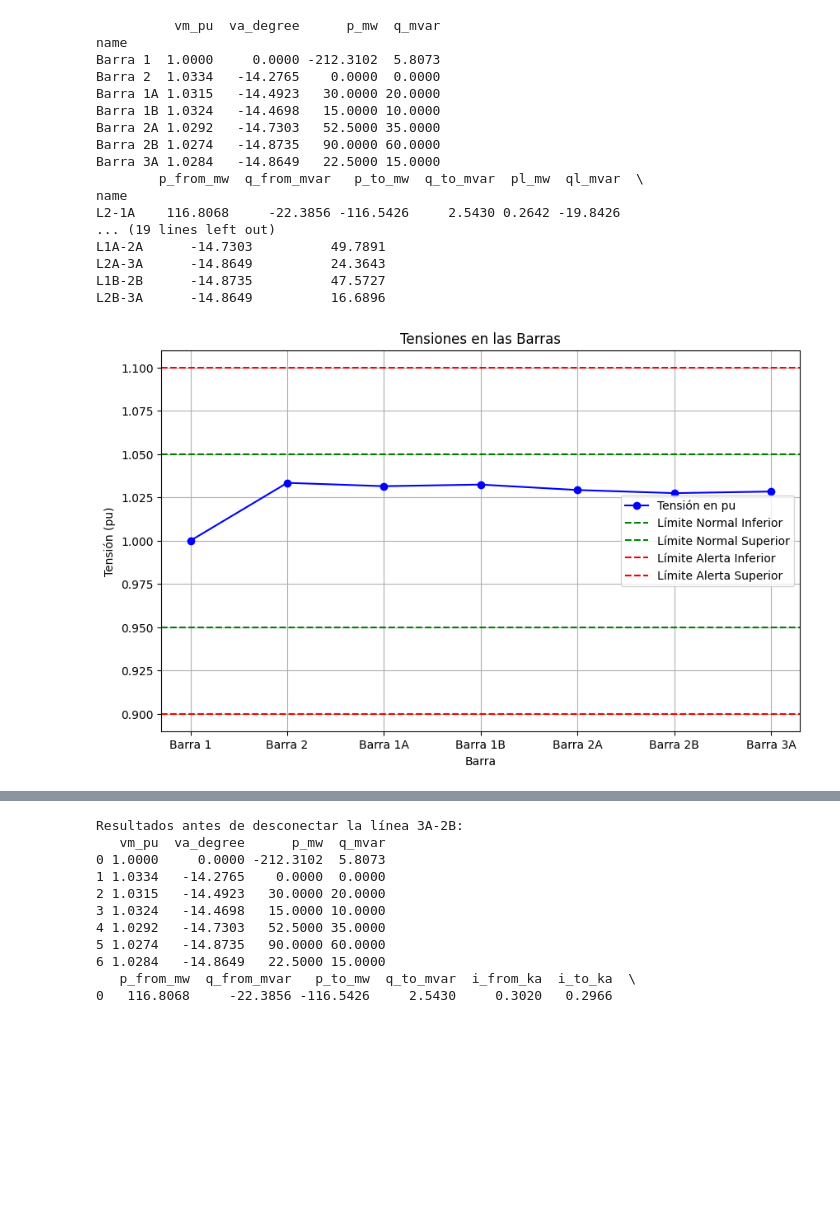
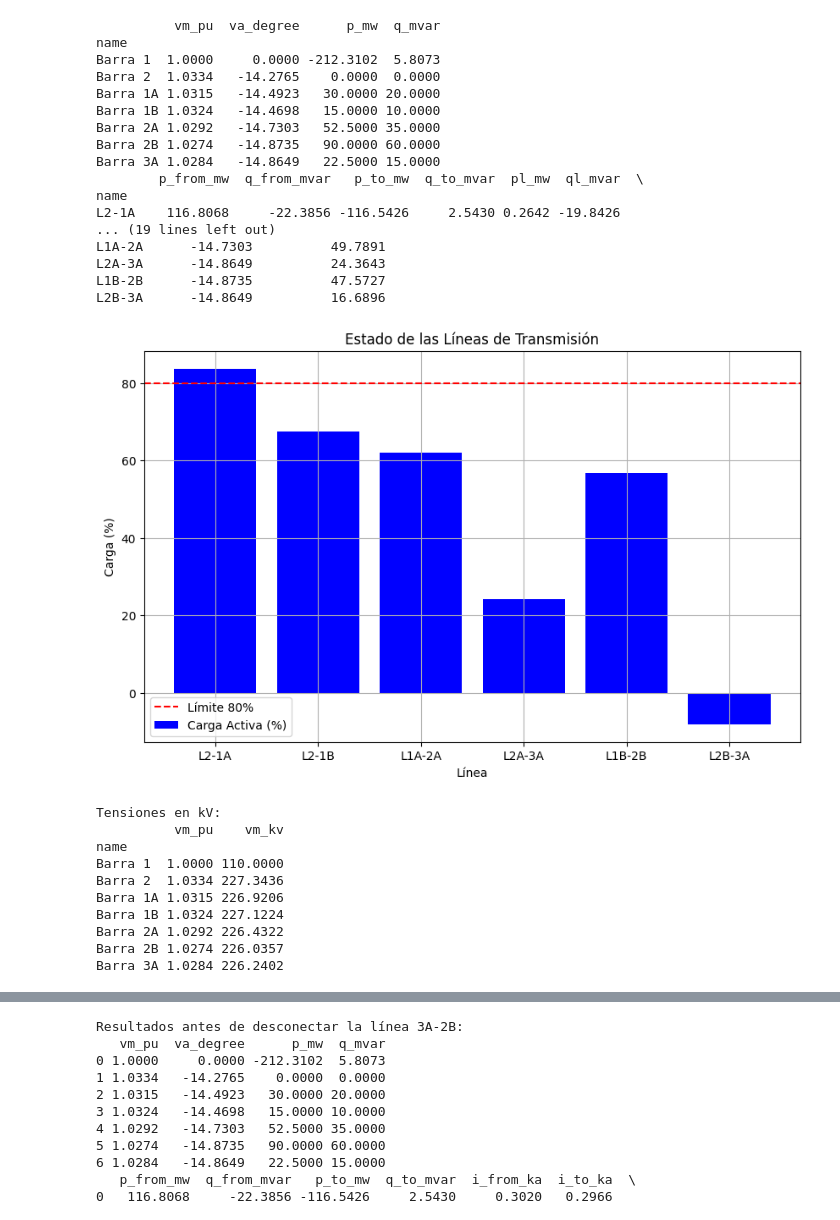
Before and after one commit to ALANRODRIGUEZA/G4A_SEP1-A_S12024, a Jupyter notebook: Tarea 1.ipynb, the cells around one changed output, grey strips where cells are left out. Saved outputs shown, nothing was run; the diff lists cells and outputs as text; code cells hidden in the pictures; blank space fills up the shorter version.

```diff
--- a/Tarea 1.ipynb
+++ b/Tarea 1.ipynb
@@ -56,17 +56,54 @@ print(red2.res_line)
 #4.a)Identifique las líneas que se encuentran saturadas o fuera de norma en las condiciones iniciales del problema.
 #    Haga un gráfico que indique el estado de cada línea y proponga un método para resolver este problema
 
+
+#carga activa nominal en las líneas
+#por caracteristica del conductor de la linea se tiene corriente maxima de 0,366 kA y tensión de transmision de 220 Kv
+#por tanto la maxima potencia activa que puede transmitir la linea es 139,464 Mw, el limite por norma es 80%
+nominal_power_mw = {
+    "L2-1A": 139.464,
+    "L2-1B": 139.464,
+    "L1A-2A": 139.464,
+    "L2A-3A": 139.464,
+    "L1B-2B": 139.464,
+    "L2B-3A": 139.464
+}
+nominal_power_percentage = {key: value / 139.464 * 100 for key, value in nominal_power_mw.items()}  # Convertir a porcentaje
+
+# Graficar el estado de cada línea en porcentaje
+plt.figure(figsize=(10, 6))
+actual_power_percentage = red2.res_line['p_from_mw'] / 139.464 * 100  # Convertir a porcentaje
+actual_power_percentage.index = red2.line.name
+
+plt.bar(actual_power_percentage.index, actual_power_percentage, color='blue', label='Carga Activa (%)')
+
+plt.axhline(y=80, color='r', linestyle='--', label='Límite 80%')
+plt.xlabel('Línea')
+plt.ylabel('Carga (%)')
+plt.title('Estado de las Líneas de Transmisión')
+plt.legend()
+plt.grid(True)
+plt.show()
+
+#4.b) Indique si las tensiones en las barras se encuentran fuera de norma considerando dos escenarios:
+#   • Escenario 1: Estado normal
+#   • Escenario 2: Estado de alerta
+
+# Calcular tensiones en kV
+red2.res_bus['vn_kv'] = red2.bus.vn_kv.values
+red2.res_bus['vm_kv'] = red2.res_bus['vm_pu'] * red2.res_bus['vn_kv']
+
+# Mostrar tensiones en kV
+print("Tensiones en kV:")
+print(red2.res_bus[['vm_pu', 'vm_kv']])
+
+
 # Definir los límites de tensión
 limite_inferior_normal = 0.95
 limite_superior_normal = 1.05
 limite_inferior_alerta = 0.90
 limite_superior_alerta = 1.10
 
-# Verificar tensiones en estado normal
-fuera_de_norma_normal = red2.res_bus[(red2.res_bus.vm_pu < limite_inferior_normal) | (red2.res_bus.vm_pu > limite_superior_normal)]
-
-# Verificar tensiones en estado de alerta
-fuera_de_norma_alerta = red2.res_bus[(red2.res_bus.vm_pu < limite_inferior_alerta) | (red2.res_bus.vm_pu > limite_superior_alerta)]
 
 # Graficar las tensiones
 plt.figure(figsize=(10, 6))
@@ -80,49 +117,41 @@ plt.ylabel('Tensión (pu)')
 plt.title('Tensiones en las Barras')
 plt.legend()
 plt.grid(True)
 plt.show()
 
 
 
-#Indique si las tensiones en las barras se encuentran fuera de norma considerando dos escenarios:
-#    • Escenario 1: Estado normal
-#    • Escenario 2: Estado de alerta
-
-# Identificar líneas saturadas
-saturated_lines = red2.res_line[red2.res_line.loading_percent > 80]
-
-# Graficar el estado de cada línea
-plt.figure(figsize=(10, 6))
-plt.bar(red2.res_line.index, red2.res_line.loading_percent, color='blue')
-plt.axhline(y=80, color='r', linestyle='--', label='Límite 80%')
-plt.xlabel('Línea')
-plt.ylabel('Carga (%)')
-plt.title('Estado de las Líneas de Transmisión')
-plt.legend()
-plt.grid(True)
-plt.show()
-
 #4.c) Proponga medidas para llevar a su sistema a puntos de operación dentro de norma en ambos escenarios.
 #     Haga su justificación acompañada de una Figura que muestre resultados relevantes.
 
 
 #4.d) Investigue al menos tres métodos que se utilicen para llevar a un estado normal el sistema.
 # %% [output]
           vm_pu  va_degree      p_mw  q_mvar
 name
 Barra 1  1.0000     0.0000 -212.3102  5.8073
 Barra 2  1.0334   -14.2765    0.0000  0.0000
 Barra 1A 1.0315   -14.4923   30.0000 20.0000
 Barra 1B 1.0324   -14.4698   15.0000 10.0000
 Barra 2A 1.0292   -14.7303   52.5000 35.0000
 Barra 2B 1.0274   -14.8735   90.0000 60.0000
 Barra 3A 1.0284   -14.8649   22.5000 15.0000
         p_from_mw  q_from_mvar   p_to_mw  q_to_mvar  pl_mw  ql_mvar  \
 name
 L2-1A    116.8068     -22.3856 -116.5426     2.5430 0.2642 -19.8426
 ... (19 lines left out)
 L1A-2A      -14.7303          49.7891
 L2A-3A      -14.8649          24.3643
 L1B-2B      -14.8735          47.5727
 L2B-3A      -14.8649          16.6896
-[figure, old version]
+[figure, new version]
+Tensiones en kV:
+          vm_pu    vm_kv
+name
+Barra 1  1.0000 110.0000
+Barra 2  1.0334 227.3436
+Barra 1A 1.0315 226.9206
+Barra 1B 1.0324 227.1224
+Barra 2A 1.0292 226.4322
+Barra 2B 1.0274 226.0357
+Barra 3A 1.0284 226.2402
```
Also changed, not shown: parts of 6 cells of this notebook, 1 other file.
